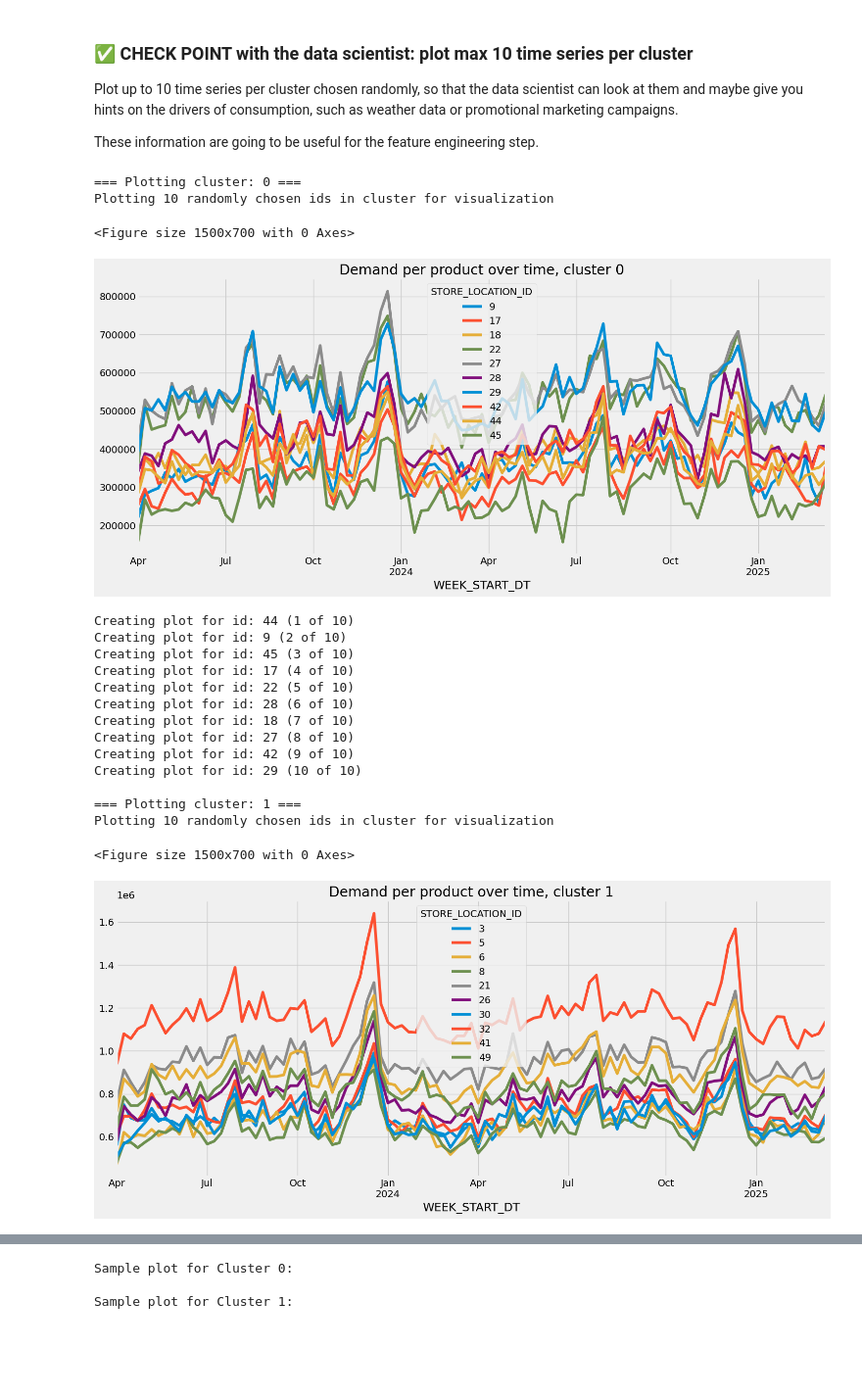
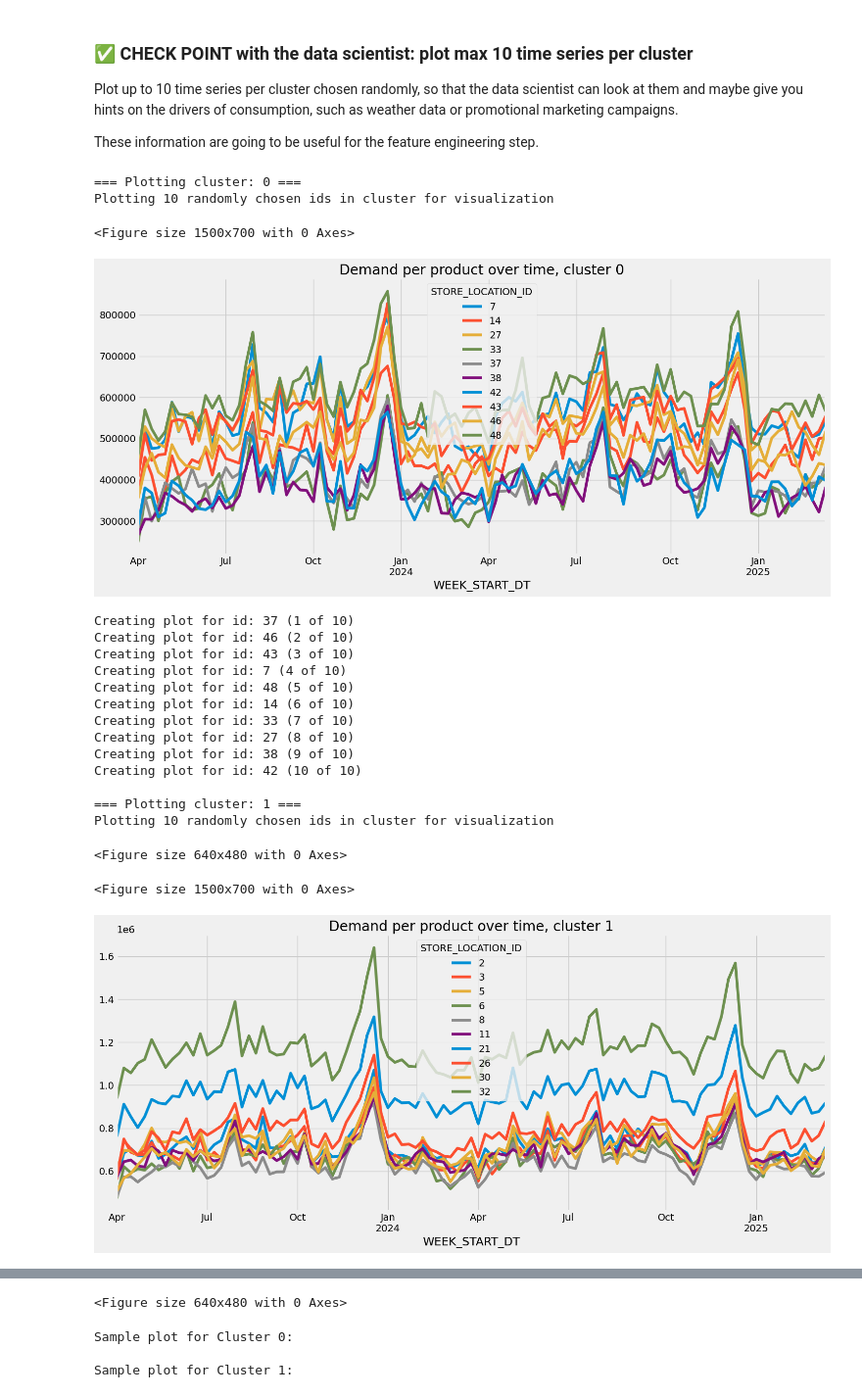
Before and after one commit to mmbellani/time-series-forecasting-accelerator-agent, a Jupyter notebook: src/notebooks/Fabric 04 Clustering.ipynb, the cells around one changed output, grey strips where cells are left out. Shown at 98% size. Cells and saved outputs as stored; diff of their text form; code cells hidden in the pictures; blank space fills up the shorter version.

Commit message:
added pre-computed charts

```diff
--- a/src/notebooks/Fabric 04 Clustering.ipynb
+++ b/src/notebooks/Fabric 04 Clustering.ipynb
@@ -211,7 +212,7 @@ try:
 except:
     print(f"❌ Error loading data from {LAKEHOUSE_NAME}.{PROFILING_TABLE}, loading from local file instead.")
     root_path = Path.cwd().parent.parent
-    df_profiling = pd.read_parquet(f"{root_path}/data/{PROFILING_TABLE}.parquet")  # Fallback to local file if Lakehouse load fails
+    df_profiling = pd.read_parquet(f"{root_path}/data/{LOCAL_FOLDER}/{PROFILING_TABLE}.parquet")  # Fallback to local file if Lakehouse load fails
 
 print(f"✅ Loaded {len(df_profiling)} rows")
 print(df_profiling.head())
@@ -424,6 +429,10 @@ plt.ylabel("Silhouette Coefficient")
 plt.title("Silhouette Method for Optimal k")
 plt.show()
 
+chart_name = f"silhouette_method_try_clusters_{try_clusters}"
+chart_path = os.path.join(root_path, "data", LOCAL_FOLDER, "charts", chart_name + ".png")
+plt.savefig(chart_path, dpi=900, bbox_inches='tight')
+
 df_sil_coeff = pd.DataFrame(silhouette_coefficients).reset_index()
 optimal_silhouette_coefficients = df_sil_coeff.loc[df_sil_coeff[0] == max(silhouette_coefficients), 'index'].values[0] + 2
 print("Silhouette coefficients: optimal number of clusters is", optimal_silhouette_coefficients)
@@ -538,46 +548,53 @@ for cluster in sorted(list(df_to_plot['cluster'].unique())):
     print(f'\n=== Plotting cluster: {cluster} ===')
     list_ids_in_cluster = list(df_to_plot.loc[df_to_plot['cluster'] == cluster, unique_id].unique())
     plot_ids = list_ids_in_cluster if len(list_ids_in_cluster) <= 10 else random.sample(list_ids_in_cluster, 10)
 
     # Create overview plot for cluster
     plt.figure(figsize=(15, 7))
     if len(list_ids_in_cluster) > 10:
         print('Plotting 10 randomly chosen ids in cluster for visualization')
     df_to_plot.loc[df_to_plot[unique_id].isin(plot_ids), ].groupby([unique_id, date_var])[y].apply(np.mean).reset_index().pivot(index=date_var, columns=unique_id, values=y).plot(figsize=(15,7))
     plt.title(f'Demand per product over time, cluster {cluster}')
     plt.tight_layout()
     plt.show()
+    chart_name = f"demand_per_product_cluster_{cluster}"
+    chart_path = os.path.join(root_path, "data", LOCAL_FOLDER, "charts", chart_name + ".png")
+    plt.savefig(chart_path, dpi=900, bbox_inches='tight')
 
     # Create individual interactive plots
     count = 1
     for i in plot_ids:
         print(f'Creating plot for id: {i} ({count} of {len(plot_ids)})')
 
         chart_title = f"{unique_id} {i} - Profile regular cluster {cluster}"
         plot = sliding_line_plot(df_to_plot, unique_id, y, i, chart_title=chart_title)
 
+        save_path = os.path.join(root_path, "data", LOCAL_FOLDER, "charts", f"{unique_id}_{i}_cluster_{cluster}.html")
+        plot.write_html(save_path)
+
         # Store plot for optional display
         cluster_plots[f"{unique_id}_{i}_cluster_{cluster}"] = plot
         count += 1
 
 print(f"\n✅ Total plots created: {len(cluster_plots)}")
 # %% [output]
 === Plotting cluster: 0 ===
 Plotting 10 randomly chosen ids in cluster for visualization
 <Figure size 1500x700 with 0 Axes>
-[figure, old version]
+[figure, new version]
-Creating plot for id: 44 (1 of 10)
-Creating plot for id: 9 (2 of 10)
-Creating plot for id: 45 (3 of 10)
-Creating plot for id: 17 (4 of 10)
-Creating plot for id: 22 (5 of 10)
-Creating plot for id: 28 (6 of 10)
-Creating plot for id: 18 (7 of 10)
+Creating plot for id: 37 (1 of 10)
+Creating plot for id: 46 (2 of 10)
+Creating plot for id: 43 (3 of 10)
+Creating plot for id: 7 (4 of 10)
+Creating plot for id: 48 (5 of 10)
+Creating plot for id: 14 (6 of 10)
+Creating plot for id: 33 (7 of 10)
 Creating plot for id: 27 (8 of 10)
-Creating plot for id: 42 (9 of 10)
-Creating plot for id: 29 (10 of 10)
+Creating plot for id: 38 (9 of 10)
+Creating plot for id: 42 (10 of 10)
 
 === Plotting cluster: 1 ===
 Plotting 10 randomly chosen ids in cluster for visualization
-<Figure size 1500x700 with 0 Axes>
+<Figure size 640x480 with 0 Axes>
+<Figure size 1500x700 with 0 Axes>
-[figure, old version]
+[figure, new version]
@@ -596,3 +613,4 @@ Creating plot for id: 41 (10 of 10)
+<Figure size 640x480 with 0 Axes>
 # %%
 # Display a sample plot (first one from each cluster)
 for cluster in sorted(list(df_to_plot['cluster'].unique())):
```
Also changed, not shown: parts of 18 cells of this notebook, 34 other files.
